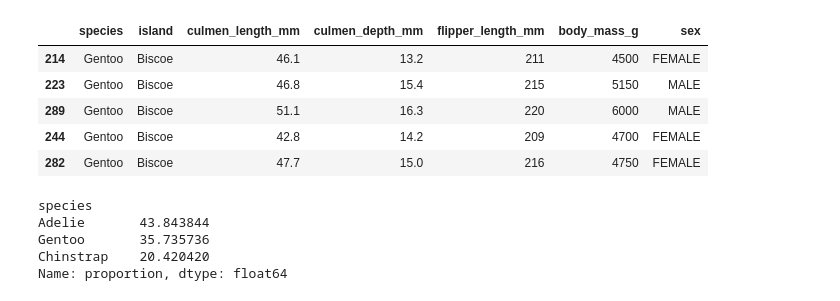
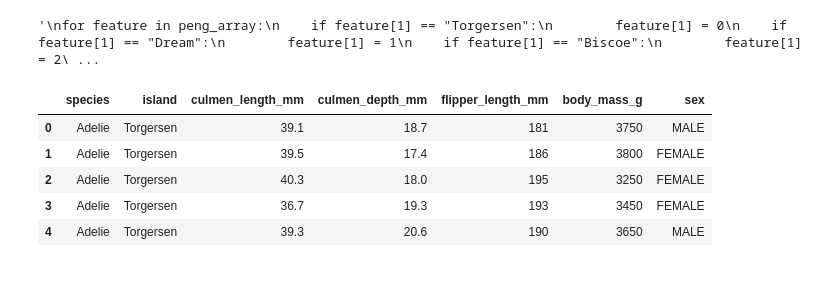
Before and after one commit to SarahMucci0312/COMP472-A1, a Jupyter notebook: penguins.ipynb, the cells around one changed output. Cells and saved outputs as stored; diff of their text form; code cells hidden in the pictures.

```diff
--- a/penguins.ipynb
+++ b/penguins.ipynb
@@ -8,20 +18,32 @@ penguins = pd.read_csv("penguins.csv")
+# %%
+# 1 a) ii) Convert features into categories
+peng_array = penguins.to_numpy()
+'''
+for feature in peng_array:
+    if feature[1] == "Torgersen":
+        feature[1] = 0
+    if feature[1] == "Dream":
+        feature[1] = 1
+    if feature[1] == "Biscoe":
+        feature[1] = 2
+    if feature[6] == "MALE":
+        feature[6] = 0
+    if feature[6] == "FEMALE":
+        feature[6] = 1
+
+X = peng_array[:, 1:7]
+y = peng_array[:, 0]
+'''
+# %% [output]
+'\nfor feature in peng_array:\n    if feature[1] == "Torgersen":\n        feature[1] = 0\n    if feature[1] == "Dream":\n        feature[1] = 1\n    if feature[1] == "Biscoe":\n        feature[1] = 2\ ...
 # %%
 # This is just to have a look at the data
 # Should be deleted later
-penguins.sample(5)
+penguins.head(5)
 # %% [output]
 |  | species | island | culmen_length_mm | culmen_depth_mm | flipper_length_mm | body_mass_g | sex |
-| 214 | Gentoo | Biscoe | 46.1 | 13.2 | 211 | 4500 | FEMALE |
-| 223 | Gentoo | Biscoe | 46.8 | 15.4 | 215 | 5150 | MALE |
-| 289 | Gentoo | Biscoe | 51.1 | 16.3 | 220 | 6000 | MALE |
-| 244 | Gentoo | Biscoe | 42.8 | 14.2 | 209 | 4700 | FEMALE |
-| 282 | Gentoo | Biscoe | 47.7 | 15.0 | 216 | 4750 | FEMALE |
+| 0 | Adelie | Torgersen | 39.1 | 18.7 | 181 | 3750 | MALE |
+| 1 | Adelie | Torgersen | 39.5 | 17.4 | 186 | 3800 | FEMALE |
+| 2 | Adelie | Torgersen | 40.3 | 18.0 | 195 | 3250 | FEMALE |
+| 3 | Adelie | Torgersen | 36.7 | 19.3 | 193 | 3450 | FEMALE |
+| 4 | Adelie | Torgersen | 39.3 | 20.6 | 190 | 3650 | MALE |
-# %%
-# Percentages of each output class ---needs to be sent to .gif file
-penguins['species'].value_counts(normalize=True) * 100
-# %% [output]
-species
-Adelie       43.843844
-Gentoo       35.735736
-Chinstrap    20.420420
-Name: proportion, dtype: float64
```
Also changed, not shown: parts of 11 cells of this notebook, 3 other files.
